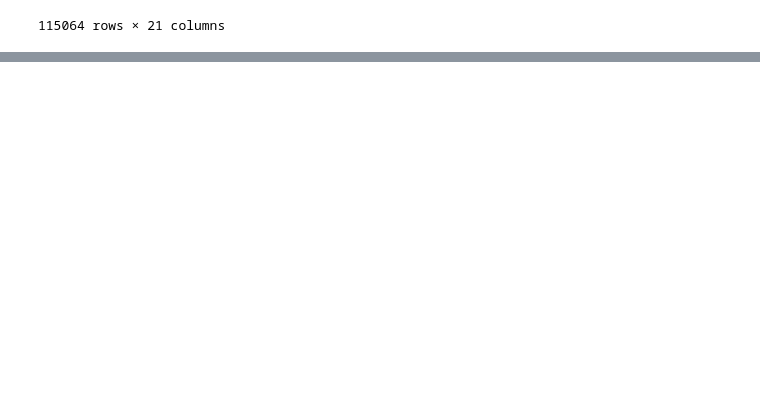
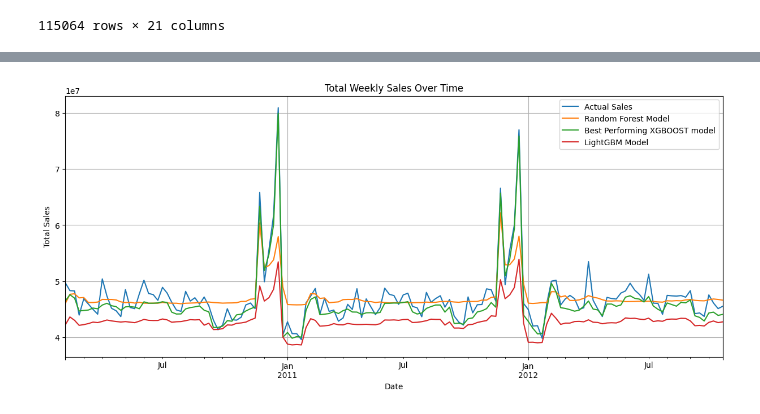
Before and after one commit to CarlTeapot/Walmart-Recruiting, a Jupyter notebook: model_inference.ipynb, the cells around one changed output, grey strips where cells are left out. Saved outputs shown, nothing was run; the diff lists cells and outputs as text; code cells hidden in the pictures; blank space fills up the shorter version.

```diff
--- a/model_inference.ipynb
+++ b/model_inference.ipynb
@@ -115,0 +130,5 @@ print(submission.head())
+# %%
+bad_model_without_lags = mlflow.pyfunc.load_model('runs:/cb56ef9aa73b40b5b6fb12be857963ec/pipeline_run_47')
+overfitted_model =  mlflow.pyfunc.load_model('runs:/cb56ef9aa73b40b5b6fb12be857963ec/pipeline_run_47')
+normal_model = mlflow.pyfunc.load_model('runs:/3ebeade8777c4136bb50dbc397184a91/pipeline_run_30')
+model_with_high_alpha = mlflow.pyfunc.load_model('runs:/ce1f420a94684f11b9ade029651af901/pipeline_run_48')
@@ -115,0 +152,6 @@ print(submission.head())
+# %%
+# Separate features and target
+X_train = train_data.drop('Weekly_Sales', axis=1)
+y_train = train_data['Weekly_Sales']
+
+print("X_train and y_train have been created.")
@@ -115,0 +160,9 @@ print(submission.head())
+# %%
+logged_model = 'runs:/4cce8f33c6dd48cbb496c54b3f8f2b18/pipeline_run_14'
+
+
+light_gbm_model = mlflow.pyfunc.load_model(logged_model)
+
+gbm_prediction = light_gbm_model.predict(X_train)
+
+gbm_test = light_gbm_model.predict(data)
@@ -115,0 +246,34 @@ print(submission.head())
+# %%
+import matplotlib.pyplot as plt
+import pandas as pd
+
+# Ensure 'Date' is in datetime format
+train_data['Date'] = pd.to_datetime(train_data['Date'])
+
+# Prepare figure
+plt.figure(figsize=(15, 6))
+
+# Actual sales
+train_data.groupby('Date')['Weekly_Sales'].sum().plot(label='Actual Sales')
+
+# Model predictions
+bad_model_concat_df = concatenate_with_predictions(X_train, bad_model_preds, 'Weekly_Sales')
+overfitted_model_concat_df = concatenate_with_predictions(X_train, overfitted_model_preds, 'Weekly_Sales')
+normal_model_concat_df = concatenate_with_predictions(X_train, normal_model_preds, 'Weekly_Sales')
+model_with_high_alpha_df = concatenate_with_predictions(X_train, high_alpha_preds, 'Weekly_Sales')
+cheating = concatenate_with_predictions(X_train, cheating_model_preds, 'Weekly_Sales')
+# Plot each with a label for the legend
+gbm_df = concatenate_with_predictions(X_train, gbm_prediction, 'Weekly_Sales')
+random_forest_df = concatenate_with_predictions(X_train, random_forest_predictions, 'Weekly_Sales')
+random_forest_df.groupby('Date')['Weekly_Sales'].sum().plot(label='Random Forest Model')
+normal_model_concat_df.groupby('Date')['Weekly_Sales'].sum().plot(label='Best Performing XGBOOST model')
+gbm_df.groupby('Date')['Weekly_Sales'].sum().plot(label='LightGBM Model')
+# Final touches
+plt.title('Total Weekly Sales Over Time')
+plt.ylabel('Total Sales')
+plt.xlabel('Date')
+plt.grid(True)
+plt.legend()
+plt.show()
+# %% [output]
+[figure, added]
```
Also changed, not shown: parts of 11 cells of this notebook.
